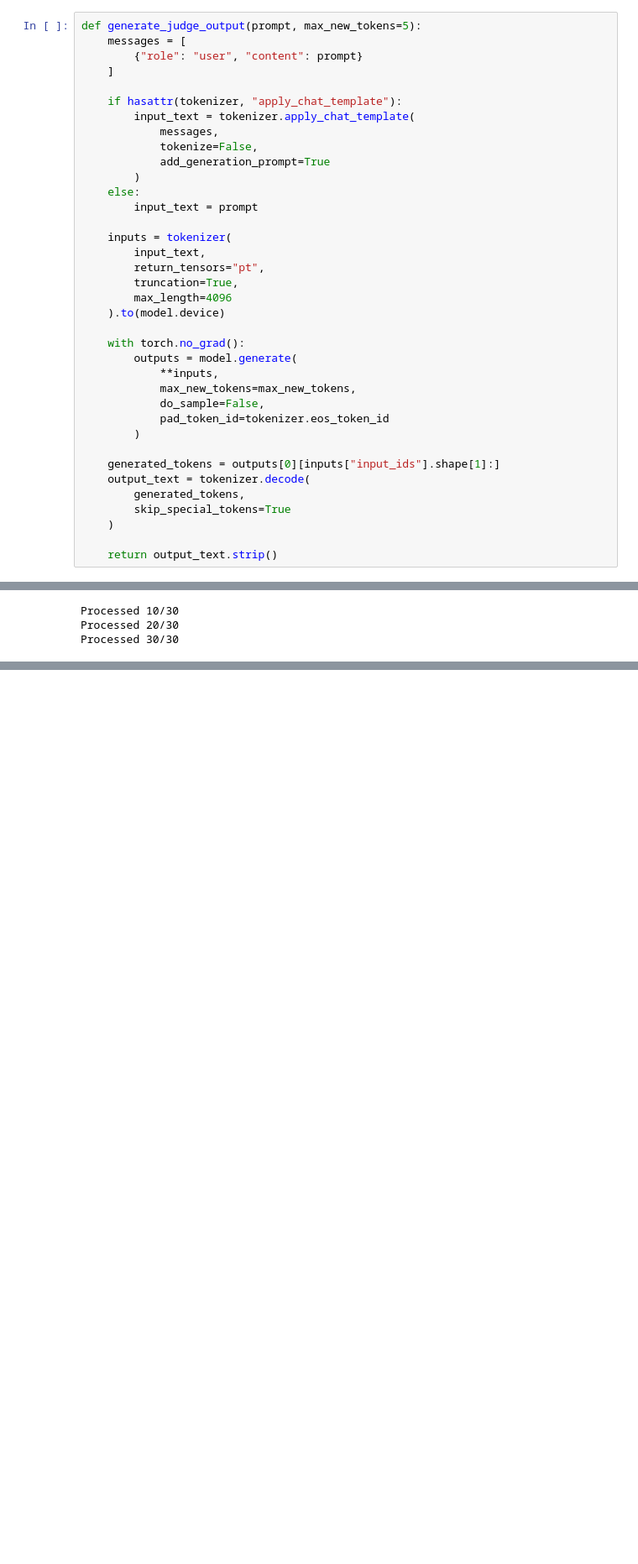
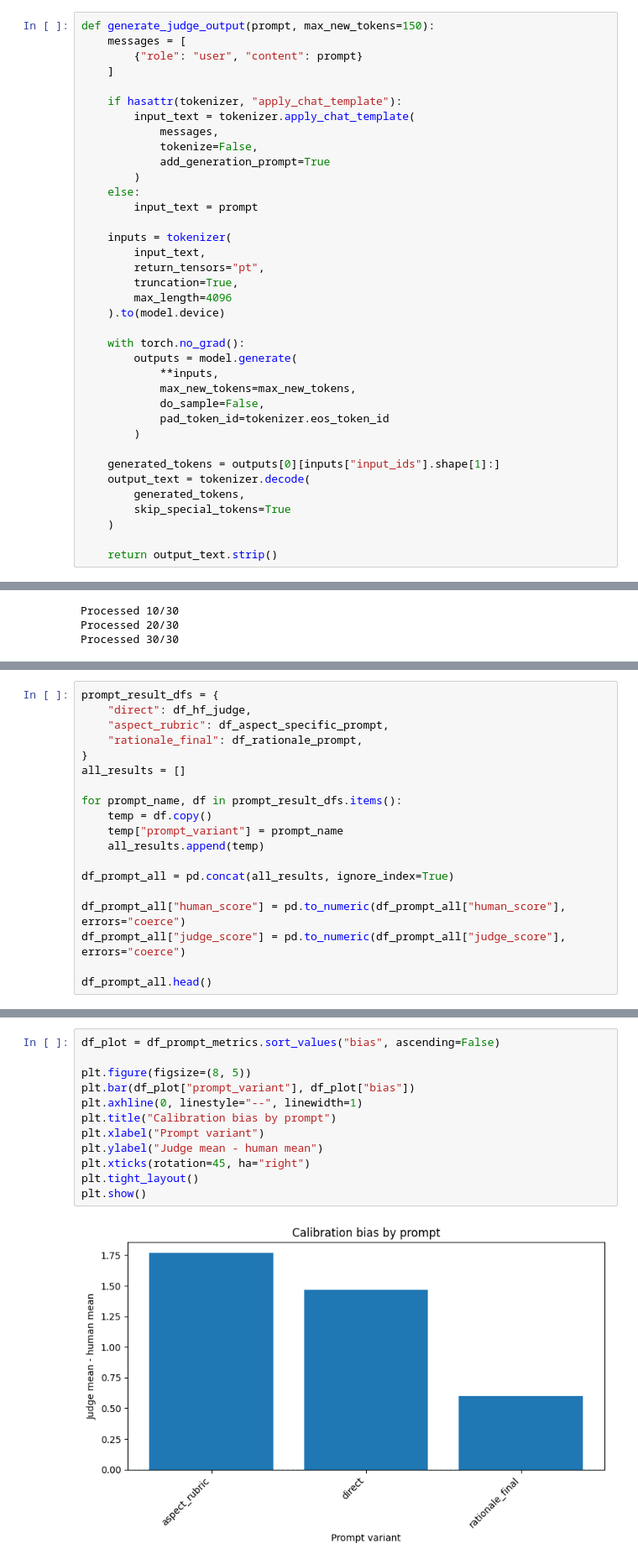
Before and after one commit to NhAnh278/llm-as-a-judge-praktikum, a Jupyter notebook: notebooks/Nhat_Anh_Hoang_analysis.ipynb, the cells around one changed output, grey strips where cells are left out. Shown at 84% size. Drawn from its saved outputs; the diff is of its cells as text; blank space fills up the shorter version.

```diff
--- a/notebooks/Nhat_Anh_Hoang_analysis.ipynb
+++ b/notebooks/Nhat_Anh_Hoang_analysis.ipynb
@@ -1483,7 +1483,7 @@ Response:
 
 Score:"""
 # %%
-def generate_judge_output(prompt, max_new_tokens=5):
+def generate_judge_output(prompt, max_new_tokens=150):
     messages = [
         {"role": "user", "content": prompt}
     ]
@@ -1580,0 +1846,19 @@ df_hf_judge[
+# %%
+prompt_result_dfs = {
+    "direct": df_hf_judge,
+    "aspect_rubric": df_aspect_specific_prompt,
+    "rationale_final": df_rationale_prompt,
+}
+all_results = []
+
+for prompt_name, df in prompt_result_dfs.items():
+    temp = df.copy()
+    temp["prompt_variant"] = prompt_name
+    all_results.append(temp)
+
+df_prompt_all = pd.concat(all_results, ignore_index=True)
+
+df_prompt_all["human_score"] = pd.to_numeric(df_prompt_all["human_score"], errors="coerce")
+df_prompt_all["judge_score"] = pd.to_numeric(df_prompt_all["judge_score"], errors="coerce")
+
+df_prompt_all.head()
@@ -1580,0 +1955,14 @@ df_hf_judge[
+# %%
+df_plot = df_prompt_metrics.sort_values("bias", ascending=False)
+
+plt.figure(figsize=(8, 5))
+plt.bar(df_plot["prompt_variant"], df_plot["bias"])
+plt.axhline(0, linestyle="--", linewidth=1)
+plt.title("Calibration bias by prompt")
+plt.xlabel("Prompt variant")
+plt.ylabel("Judge mean - human mean")
+plt.xticks(rotation=45, ha="right")
+plt.tight_layout()
+plt.show()
+# %% [output]
+[figure, added]
```
Also changed, not shown: parts of 13 cells of this notebook.
